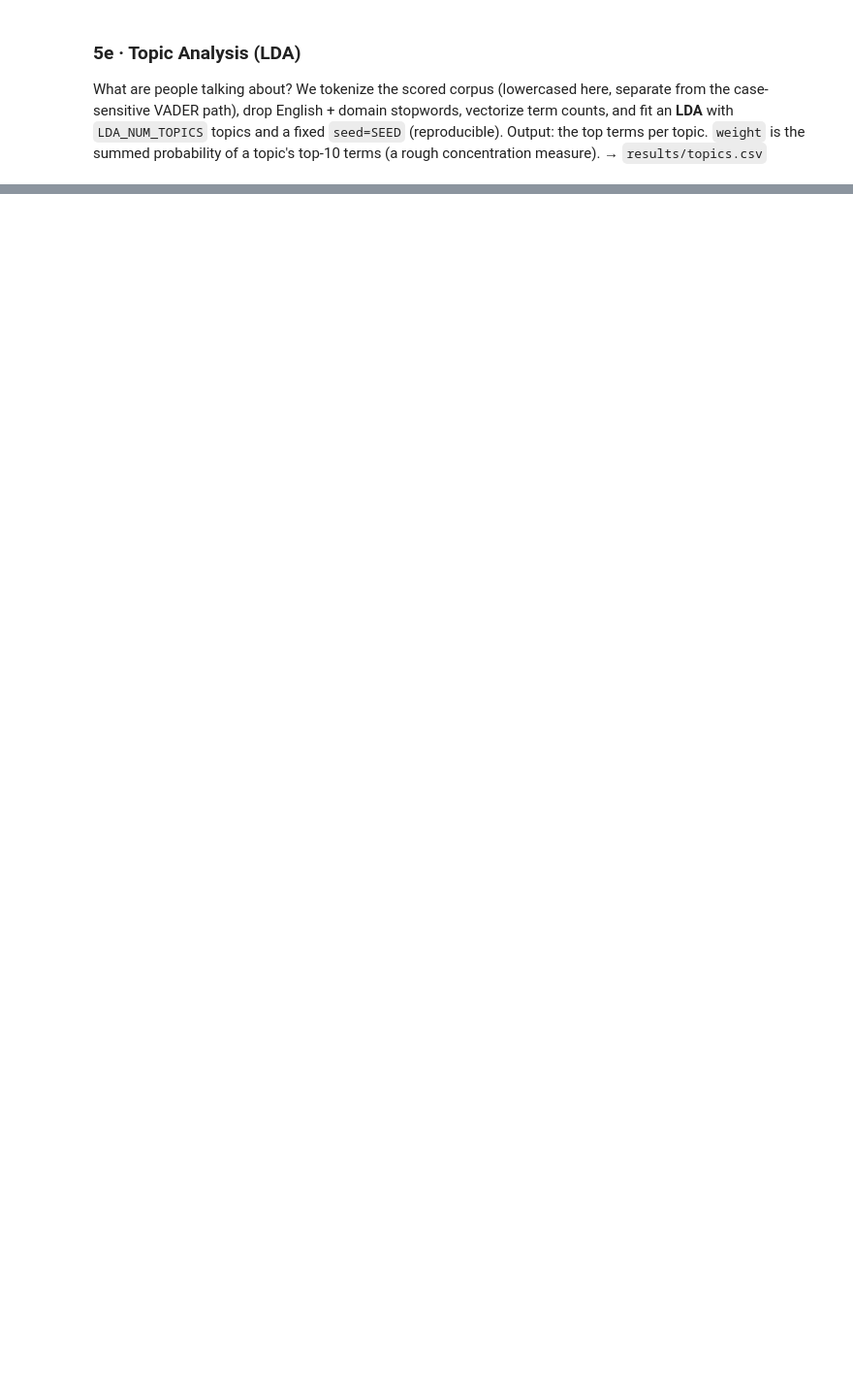
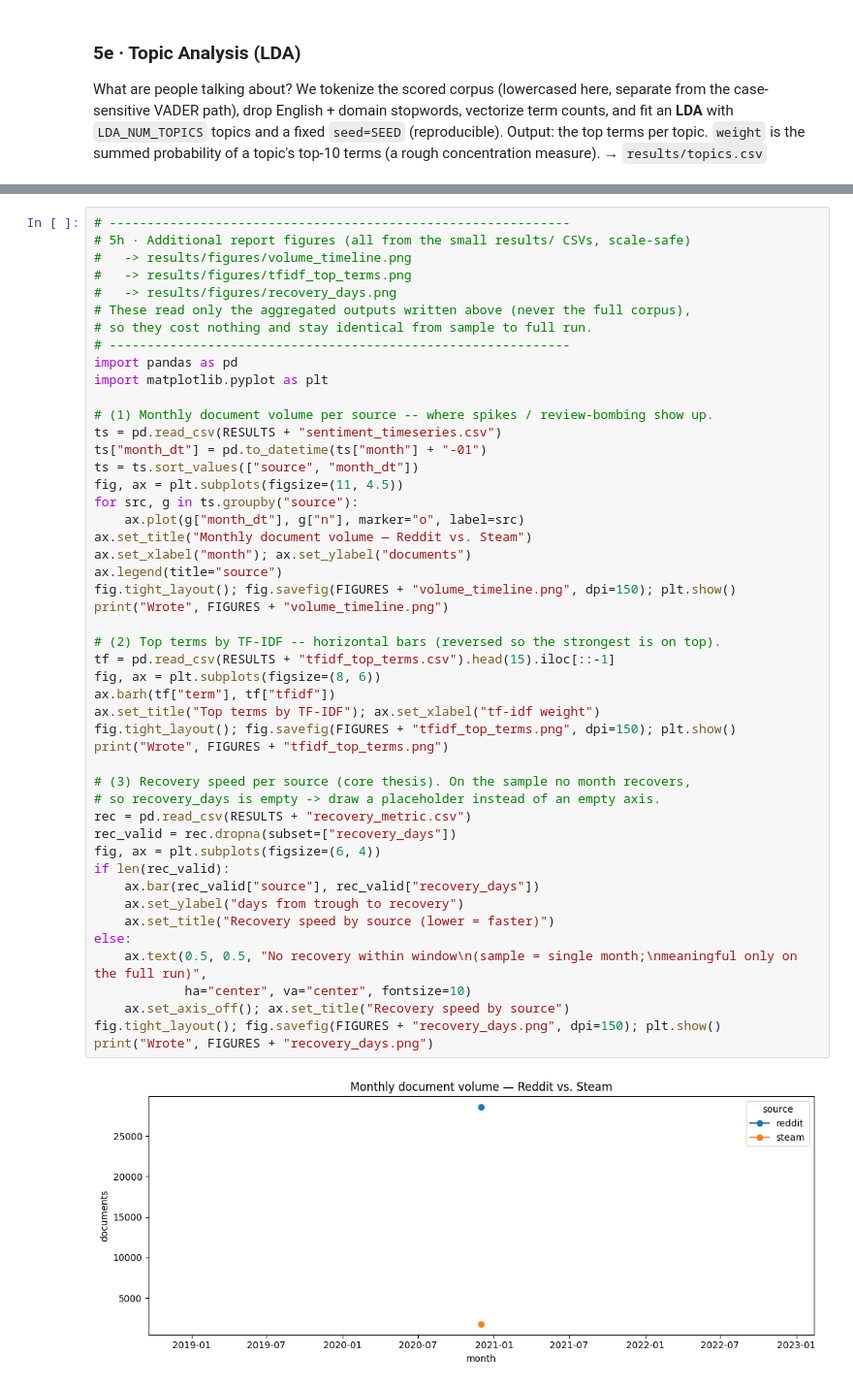
Before and after one commit to luwu5-bit/Sentiment-Analysis-Cyberpunk2077, a Jupyter notebook: notebooks/pipeline.ipynb, the cells around one changed output, grey strips where cells are left out. Shown at 97% size. Drawn from its saved outputs; the diff is of its cells as text; blank space fills up the shorter version.

```diff
--- a/notebooks/pipeline.ipynb
+++ b/notebooks/pipeline.ipynb
@@ -792,0 +1037,50 @@ Wrote C:/Github/Data-Processing-2-/results/topics.csv
+# %%
+# -------------------------------------------------------------
+# 5h · Additional report figures (all from the small results/ CSVs, scale-safe)
+#   -> results/figures/volume_timeline.png
+#   -> results/figures/tfidf_top_terms.png
+#   -> results/figures/recovery_days.png
+# These read only the aggregated outputs written above (never the full corpus),
+# so they cost nothing and stay identical from sample to full run.
+# -------------------------------------------------------------
+import pandas as pd
+import matplotlib.pyplot as plt
+
+# (1) Monthly document volume per source -- where spikes / review-bombing show up.
+ts = pd.read_csv(RESULTS + "sentiment_timeseries.csv")
+ts["month_dt"] = pd.to_datetime(ts["month"] + "-01")
+ts = ts.sort_values(["source", "month_dt"])
+fig, ax = plt.subplots(figsize=(11, 4.5))
+for src, g in ts.groupby("source"):
+    ax.plot(g["month_dt"], g["n"], marker="o", label=src)
+ax.set_title("Monthly document volume — Reddit vs. Steam")
+ax.set_xlabel("month"); ax.set_ylabel("documents")
+ax.legend(title="source")
+fig.tight_layout(); fig.savefig(FIGURES + "volume_timeline.png", dpi=150); plt.show()
+print("Wrote", FIGURES + "volume_timeline.png")
+
+# (2) Top terms by TF-IDF -- horizontal bars (reversed so the strongest is on top).
+tf = pd.read_csv(RESULTS + "tfidf_top_terms.csv").head(15).iloc[::-1]
+fig, ax = plt.subplots(figsize=(8, 6))
+ax.barh(tf["term"], tf["tfidf"])
+ax.set_title("Top terms by TF-IDF"); ax.set_xlabel("tf-idf weight")
+fig.tight_layout(); fig.savefig(FIGURES + "tfidf_top_terms.png", dpi=150); plt.show()
+print("Wrote", FIGURES + "tfidf_top_terms.png")
+
+# (3) Recovery speed per source (core thesis). On the sample no month recovers,
+# so recovery_days is empty -> draw a placeholder instead of an empty axis.
+rec = pd.read_csv(RESULTS + "recovery_metric.csv")
+rec_valid = rec.dropna(subset=["recovery_days"])
+fig, ax = plt.subplots(figsize=(6, 4))
+if len(rec_valid):
+    ax.bar(rec_valid["source"], rec_valid["recovery_days"])
+    ax.set_ylabel("days from trough to recovery")
+    ax.set_title("Recovery speed by source (lower = faster)")
+else:
+    ax.text(0.5, 0.5, "No recovery within window\n(sample = single month;\nmeaningful only on the full run)",
+            ha="center", va="center", fontsize=10)
+    ax.set_axis_off(); ax.set_title("Recovery speed by source")
+fig.tight_layout(); fig.savefig(FIGURES + "recovery_days.png", dpi=150); plt.show()
+print("Wrote", FIGURES + "recovery_days.png")
+# %% [output]
+[figure, added]
```
Also changed, not shown: parts of 19 cells of this notebook, 18 other files.
